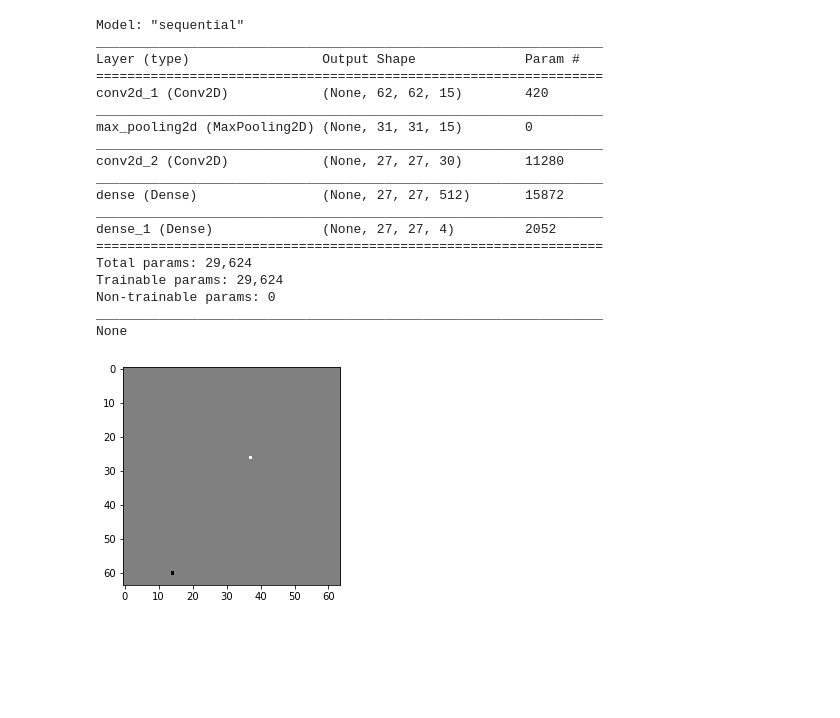
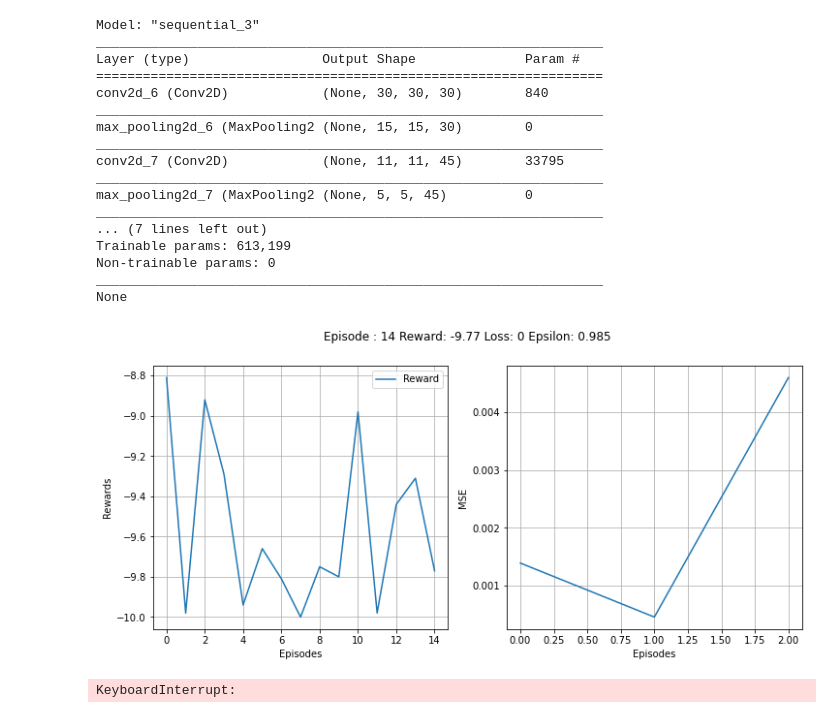
Before and after one commit to veera2508/AI-Learns-Snake, a Jupyter notebook: Game/Snake.ipynb, the cells around one changed output. Drawn from its saved outputs; the diff is of its cells as text; code cells hidden in the pictures; blank space fills up the shorter version.

Commit message:
need to train

```diff
--- a/Game/Snake.ipynb
+++ b/Game/Snake.ipynb
@@ -53,6 +55,8 @@ class snek:
     def step(self, action):
         # Left = 0 Right = 1 Up = 2 Down = 3
         done = False
+        food = False
+        ate = False
         reward = 0
         dx, dy = 0, 0
         if action == 0:
@@ -76,6 +80,7 @@ class snek:
             if i == self.head:
                 done = True
                 print("ate itself")
+                ate = True
 
         s = np.zeros((self.size, self.size))
 
@@ -87,6 +92,7 @@ class snek:
                 reward = 1
                 self.len += 1
                 self.food = (random.randint(0, self.size - 1), random.randint(0, self.size - 1))
+                food = True
                 print('Food')
 
             elif self.len < len(self.snake):
@@ -98,41 +104,46 @@ class snek:
             s[self.food[0]][self.food[1]] = -1
             self.cstate = s
 
-        if done == True:
+        if ate == True:
+            reward = -15
+        elif done == True:
             reward = -10
+        elif food == True:
+            reward = +20
+        else:
+            reward = +0.01
         return s, reward, done
 # %%
-def create_model(input_shape, outputs):
+def create_model(input_shape):
     model = tf.keras.Sequential([
         Conv2D(30, kernel_size = (3,3), input_shape = input_shape, activation = tf.nn.relu, kernel_initializer = "he_uniform"),
         MaxPooling2D((2,2)),
         Conv2D(45, kernel_size = (5,5), activation = tf.nn.relu, kernel_initializer = "he_uniform"),
         MaxPooling2D((2,2)),
+        Flatten(),
         Dense(512, activation = tf.nn.relu, kernel_initializer = "he_uniform"),
-        Dense(outputs, activation = "linear", kernel_initializer = "he_uniform")
+        Dense(4, activation = "linear", kernel_initializer = "he_uniform")
     ])
-    model.compile(optimizer = Adam(0.001), loss = 'huber')
+    model.compile(optimizer = Adam(0.001), loss = tf.keras.losses.Huber())
     return model
 # %%
-model = create_model((64, 64, 3), 4)
+model = create_model((32, 32, 3))
 print(model.summary())
 # %% [output]
-Model: "sequential"
+Model: "sequential_3"
 _________________________________________________________________
 Layer (type)                 Output Shape              Param #
 =================================================================
-conv2d_1 (Conv2D)            (None, 62, 62, 15)        420
+conv2d_6 (Conv2D)            (None, 30, 30, 30)        840
 _________________________________________________________________
-max_pooling2d (MaxPooling2D) (None, 31, 31, 15)        0
+max_pooling2d_6 (MaxPooling2 (None, 15, 15, 30)        0
 _________________________________________________________________
-conv2d_2 (Conv2D)            (None, 27, 27, 30)        11280
+conv2d_7 (Conv2D)            (None, 11, 11, 45)        33795
 _________________________________________________________________
-dense (Dense)                (None, 27, 27, 512)       15872
+max_pooling2d_7 (MaxPooling2 (None, 5, 5, 45)          0
 _________________________________________________________________
-dense_1 (Dense)              (None, 27, 27, 4)         2052
-=================================================================
-Total params: 29,624
-Trainable params: 29,624
+... (7 lines left out)
+Trainable params: 613,199
 Non-trainable params: 0
 _________________________________________________________________
 None
@@ -339,11 +376,11 @@ class DQL:
             self.plot(i, tot_reward, tot_loss)
 # %%
-env = snek(64)
+env = snek(32)
 # %%
-dql = DQL(env, None)
-dql.batch_size = 250
-dql.prepopulate_er()
+dql = DQL(env, model)
+dql.learn(2000, 16)
 # %% [output]
-[figure, old version]
+[figure, new version]
+KeyboardInterrupt:
 # %%
 pygame.quit()
```
Also changed, not shown: parts of 2 cells of this notebook.
